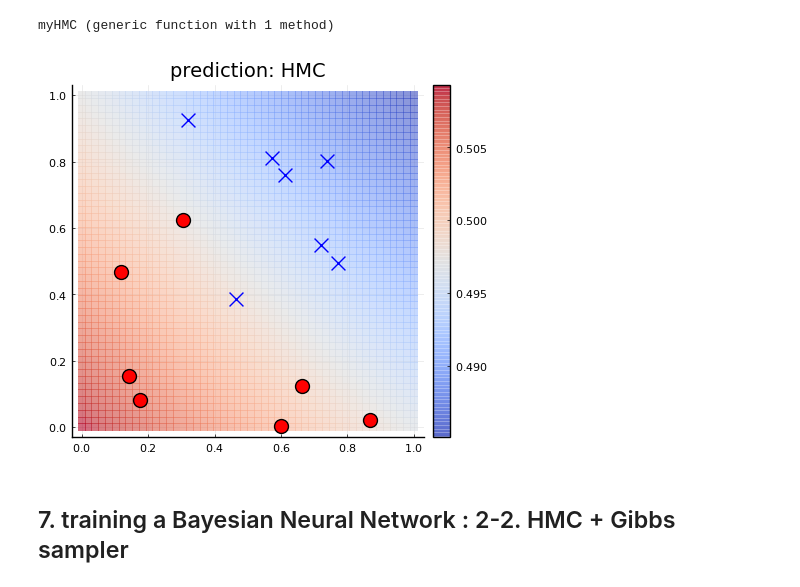
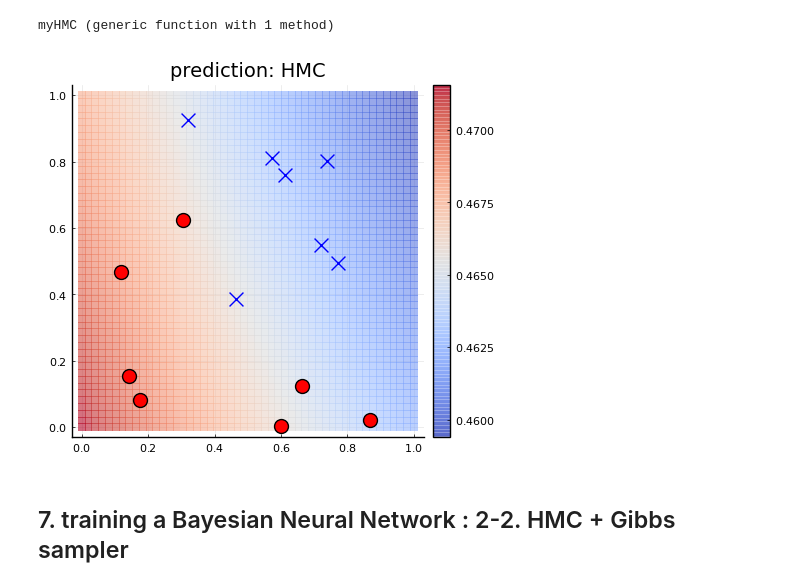
Before and after one commit to kitano-AppMath/my-julia-works, a Jupyter notebook: Bayes Deep Learning - classification.ipynb, the cells around one changed output. Cells and saved outputs as stored; diff of their text form; code cells hidden in the pictures.

```diff
--- a/Bayes Deep Learning - classification.ipynb
+++ b/Bayes Deep Learning - classification.ipynb
@@ -326,37 +326,37 @@ myHMC (generic function with 1 method)
 # %%
 #initialize the parameters
 Random.seed!(42)
 Dx, N = size(X)
 Dy, N = size(Y)
 D₀ =5
 W₂, W₃, b₂, b₃ = init_params(Dx, D₀, Dy)
 Ws = stick_params(W₂, W₃, b₂, b₃)
 wvec₀ = Ws[:]
 
 #hyperparamter
 λw = 1/0.6^2
 
 #Neural Network
 Φ(x, wvec) = Φ(x, wvec, Dx, D₀, Dy)
 
 #model, posterior, predictive
 pmodel(y, x, wvec) = pmodel(y, x, wvec, Φ)
 logppost(wvec) = logppost(wvec, λw, Φ, X, Y, N)
 ppost(wvec) = exp(logppost(wvec))
 ppred(x, wsamps) = ppred(x, wsamps, pmodel)
 
-#HNC
-n_samps = 1000
+#HMC
+n_samps = 5000
 n_burnin = div(n_samps,10)
 T = 100
 h = 0.3
 wsamps = myHMC(wvec₀, n_samps, n_burnin, ppost, T, h)
 
 #plot the result
 fig4 = plot_prob_1(X, Y, x->ppred(x, wsamps), "prediction: HMC")
-#savefig(fig4, "figs-BNN/fig4.png")
+savefig(fig4, "figs-BNN/fig4.png")
 # %% [output]
-[figure, old version]
+[figure, new version]
 # %% [markdown]
 ## 7. training a Bayesian Neural Network : 2-2. HMC + Gibbs sampler
 # %%
```
Also changed, not shown: parts of 6 cells of this notebook, 2 other files.
